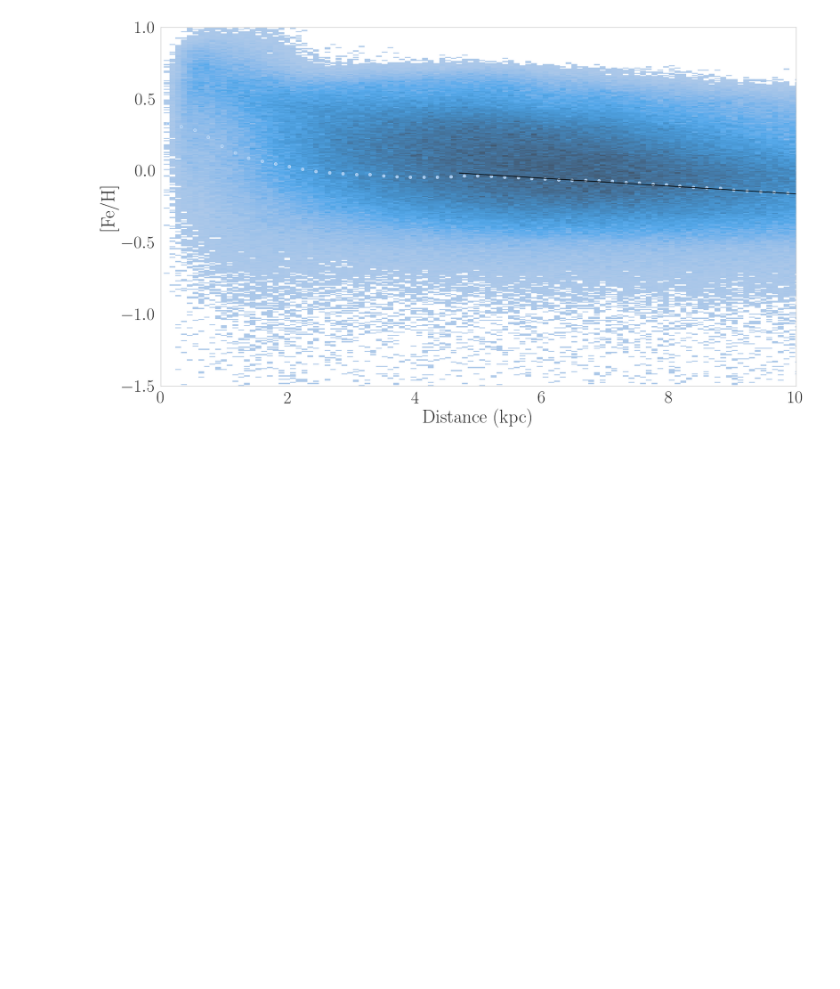
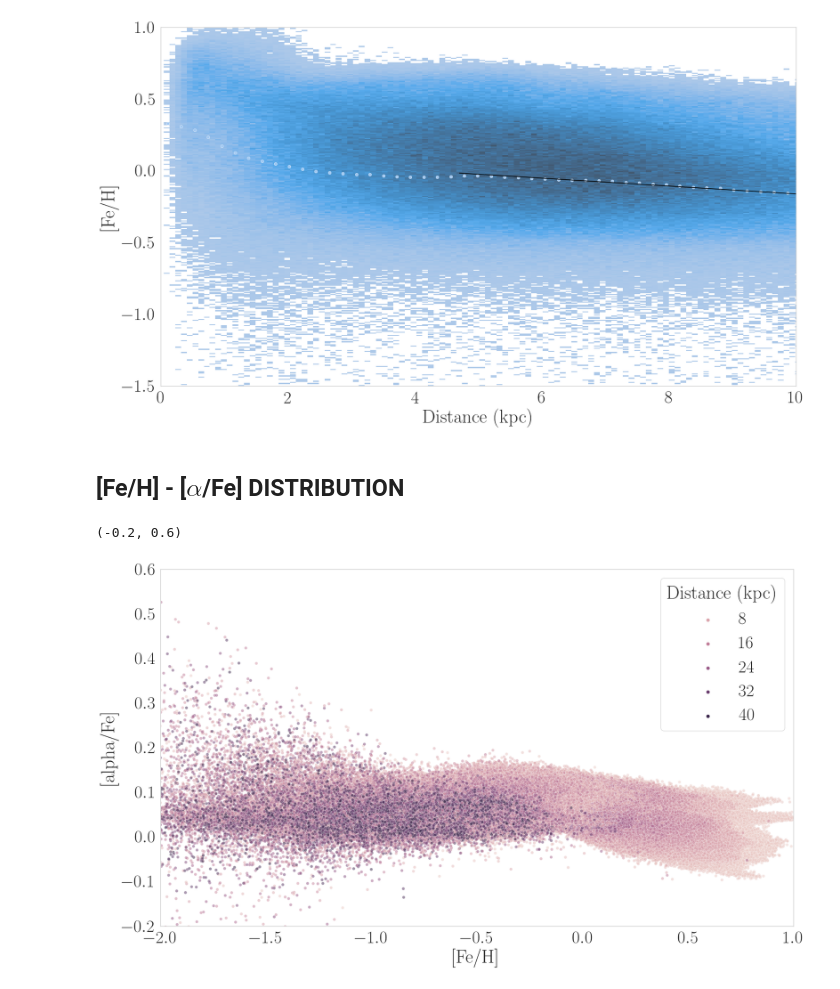
Before and after one commit to ChrisBoettner/skaro, a Jupyter notebook: notebooks/Galaxy_properties.ipynb, the cells around one changed output. Cells and saved outputs as stored; diff of their text form; code cells hidden in the pictures; blank space fills up the shorter version.

```diff
--- a/notebooks/Galaxy_properties.ipynb
+++ b/notebooks/Galaxy_properties.ipynb
@@ -144,3 +144,39 @@ plt.ylim(-1.5, 1)
 # %% [output]
 (-1.5, 1.0)
 [figure]
+# %% [markdown]
+## [Fe/H] - [$\alpha$/Fe] DISTRIBUTION
+# %%
+thin_disk_metallicity_data = pd.DataFrame(
+    np.c_[
+        sphere_data["thin_disk_stars", "particle_radius"].to("kpc"),
+        sphere_data["thin_disk_stars", "[Fe/H]"],
+        sphere_data["thin_disk_stars", "[alpha/Fe]"],
+    ],
+    columns=["Distance (kpc)", "[Fe/H]", "[alpha/Fe]"],
+)
+
+thick_disk_metallicity_data = pd.DataFrame(
+    np.c_[
+        sphere_data["thick_disk_stars", "particle_radius"].to("kpc"),
+        sphere_data["thick_disk_stars", "[Fe/H]"],
+        sphere_data["thick_disk_stars", "[alpha/Fe]"],
+    ],
+    columns=["Distance (kpc)", "[Fe/H]", "[alpha/Fe]"],
+)
+# %%
+o = pd.concat([thin_disk_metallicity_data, thick_disk_metallicity_data])
+fig, ax = plt.subplots()
+sns.scatterplot(
+    data=o,
+    x="[Fe/H]",
+    y="[alpha/Fe]",
+    hue="Distance (kpc)",
+    alpha=0.5,
+    ax=ax,
+)
+ax.set_xlim([-2, 1])
+ax.set_ylim([-0.2, 0.6])
+# %% [output]
+(-0.2, 0.6)
+[figure, added]
```
Also changed, not shown: parts of 7 cells of this notebook.
